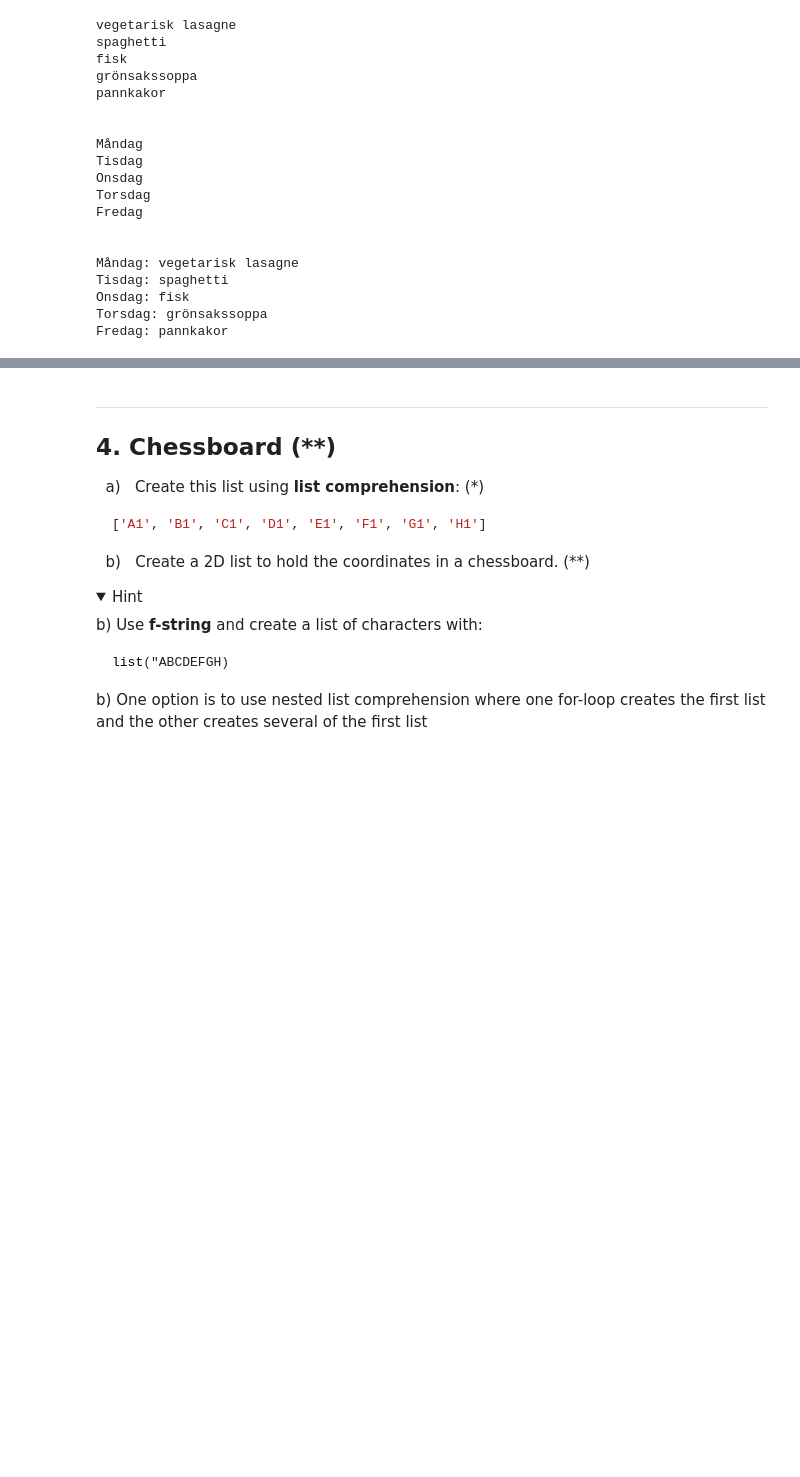
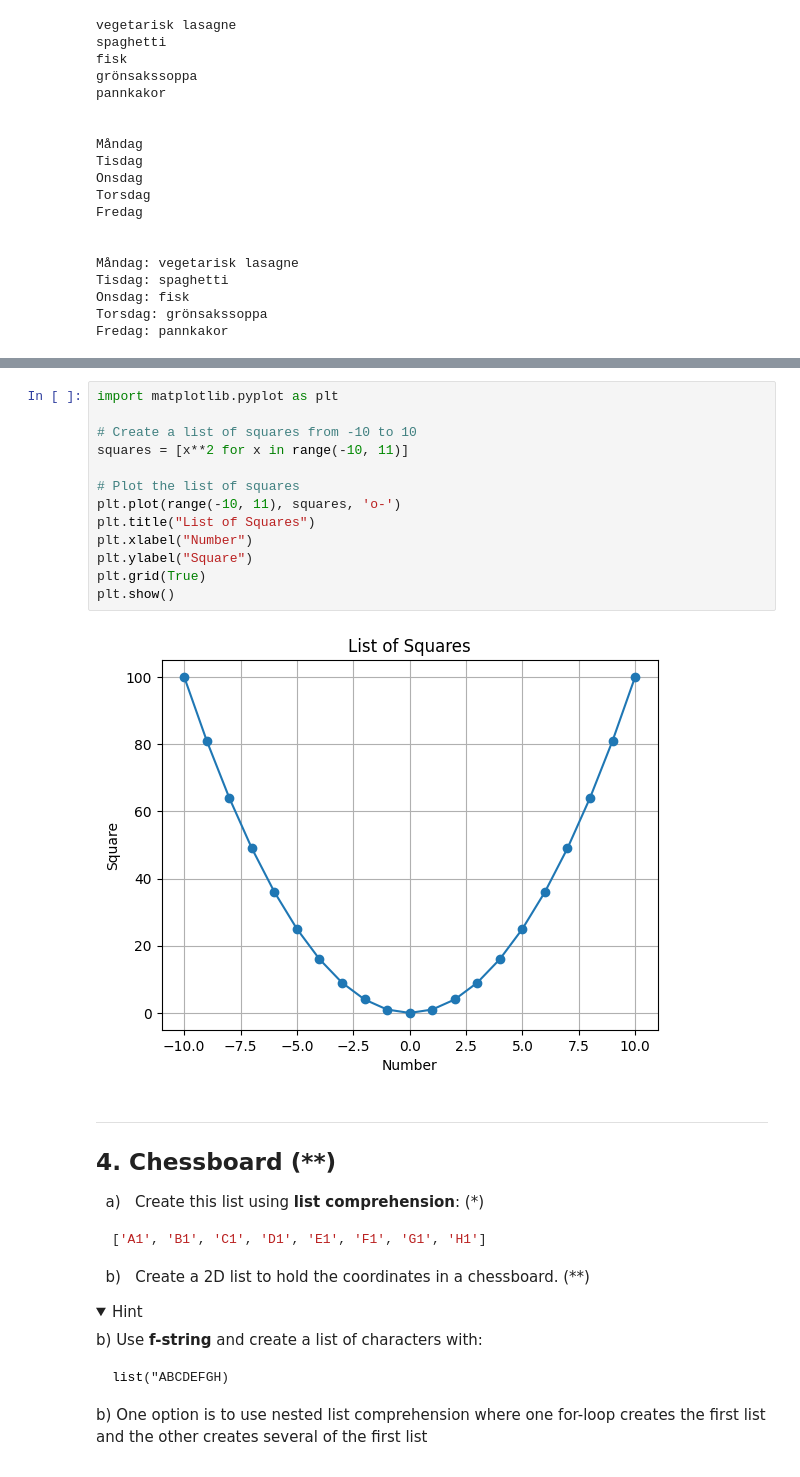
Before and after one commit to Nedib/Python-Nedya-Ibrahim, a Jupyter notebook: Exercies/04-list-exercise.ipynb, the cells around one changed output, grey strips where cells are left out. Saved outputs shown, nothing was run; the diff lists cells and outputs as text; folded sections open; blank space fills up the shorter version.

```diff
--- a/Exercies/04-list-exercise.ipynb
+++ b/Exercies/04-list-exercise.ipynb
@@ -165,6 +165,21 @@ b)
 
 <img align="left" src="../Assets/x^2_graph.png" width="300"/>
 </details>
+# %%
+import matplotlib.pyplot as plt
+
+# Create a list of squares from -10 to 10
+squares = [x**2 for x in range(-10, 11)]
+
+# Plot the list of squares
+plt.plot(range(-10, 11), squares, 'o-')
+plt.title("List of Squares")
+plt.xlabel("Number")
+plt.ylabel("Square")
+plt.grid(True)
+plt.show()
+# %% [output]
+[figure, added]
 # %% [markdown]
 ---
 ## 4. Chessboard (**)
```
Also changed, not shown: parts of 4 cells of this notebook, 13 other files.
